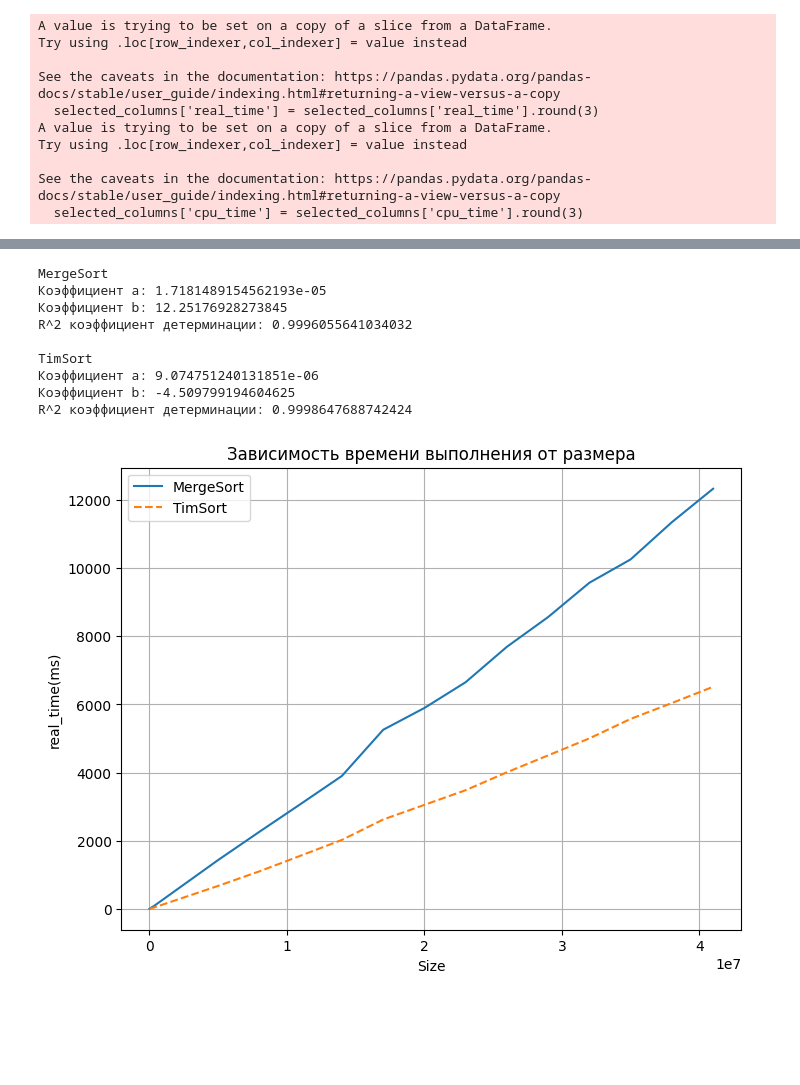
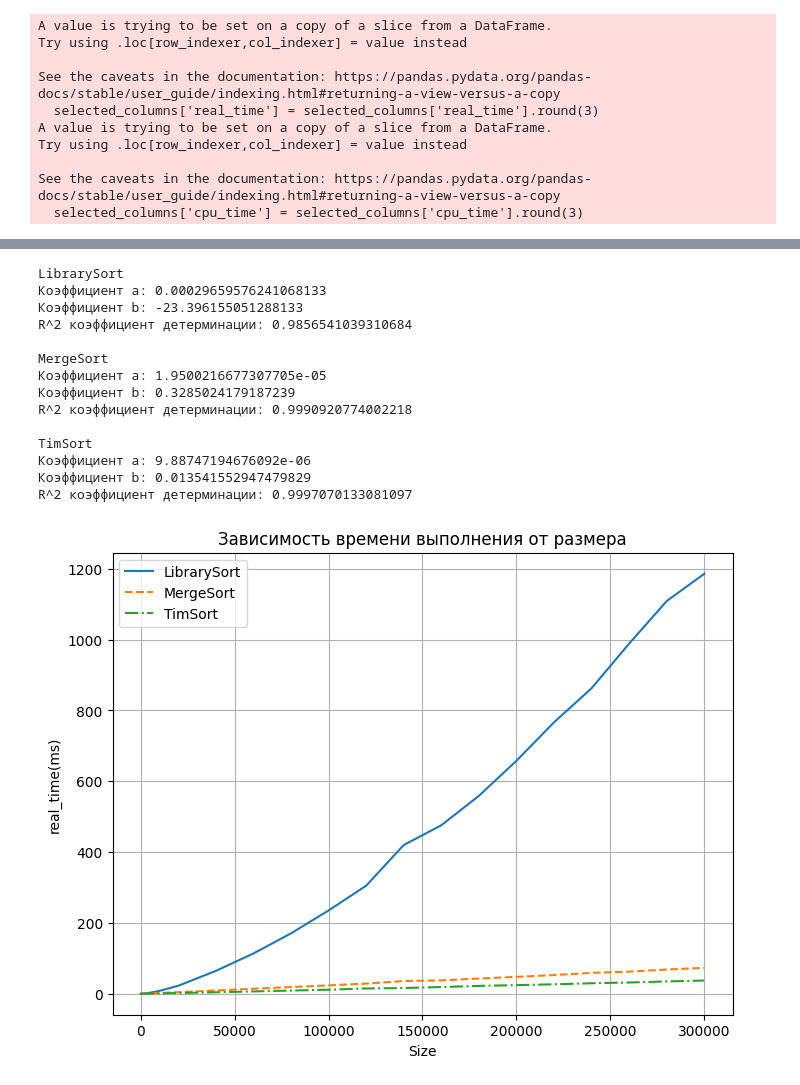
Before and after one commit to DimaOshchepkov/SortsAlgoriphm, a Jupyter notebook: to_table.ipynb, the cells around one changed output, grey strips where cells are left out. Saved outputs shown, nothing was run; the diff lists cells and outputs as text; code cells hidden in the pictures; blank space fills up the shorter version.

```diff
--- a/to_table.ipynb
+++ b/to_table.ipynb
@@ -74,12 +74,12 @@ table
 # %%
 import matplotlib.pyplot as plt
 # %%
-ls = ['-', '--', '-.', ':', (0, (3, 5, 1, 5, 1, 5))]
+ls = ['-', '--', '-.', ':', (0, (3, 5, 1, 5, 1, 5)), 'dotted']
 # %%
 # Предполагаем, что 'table' - это ваш DataFrame
 i = 0
 for benchmark_name_tuple, group in table.groupby(['Algorithm', 'Array']):
-    if benchmark_name_tuple[0] in ('BubbleSort', 'InsertionSort'):
+    if benchmark_name_tuple[0] in ('BubbleSort', 'InsertionSort',  'LibrarySort'):
         #group = group[group['Size'] < 300_000]
         group = group.sort_values(by='Size', ascending=True)
         plt.plot(group["Size"], group["real_time(ms)"], linestyle=ls[i],  label=benchmark_name_tuple[0])
@@ -106,7 +106,7 @@ i = 0
 plt.figure(figsize=(8, 6))
 for benchmark_name_tuple, group in table.groupby(['Algorithm', 'Array']):
     if benchmark_name_tuple[0] not in ('BubbleSort', 'InsertionSort', 'CountingSort'):
-        #group = group[group['Size'] < 500]
+        group = group[group['Size'] < 400000]
         #group = group[group['Size'] > 1000000]
         group = group.sort_values(by='Size', ascending=True)
         plt.plot(group["Size"], group["real_time(ms)"], linestyle=ls[i],  label=benchmark_name_tuple[0])
@@ -121,40 +121,45 @@ for benchmark_name_tuple, group in table.groupby(['Algorithm', 'Array']):
         # Выполним линейную регрессию
         regression_model = LinearRegression()
         regression_model.fit(X, y)
 
         # Получаем коэффициенты регрессии
         a = regression_model.coef_[0]
         b = regression_model.intercept_
 
         print(benchmark_name_tuple[0])
         print(f"Коэффициент a: {a}")
         print(f"Коэффициент b: {b}")
 
         # Предсказанные значения
         predicted_output_values = regression_model.predict(X)
         # Оценка модели
         r2 = r2_score(y, predicted_output_values)
         print(f"R^2 коэффициент детерминации: {r2}")
         print()
 
 
 plt.xlabel("Size")
 plt.ylabel("real_time(ms)")
 plt.title("Зависимость времени выполнения от размера")
 plt.legend()
 plt.grid(True)
 plt.show()
 # %% [output]
+LibrarySort
+Коэффициент a: 0.00029659576241068133
+Коэффициент b: -23.396155051288133
+R^2 коэффициент детерминации: 0.9856541039310684
+
 MergeSort
-Коэффициент a: 1.7181489154562193e-05
-Коэффициент b: 12.25176928273845
-R^2 коэффициент детерминации: 0.9996055641034032
+Коэффициент a: 1.9500216677307705e-05
+Коэффициент b: 0.3285024179187239
+R^2 коэффициент детерминации: 0.9990920774002218
 
 TimSort
-Коэффициент a: 9.074751240131851e-06
-Коэффициент b: -4.509799194604625
-R^2 коэффициент детерминации: 0.9998647688742424
+Коэффициент a: 9.88747194676092e-06
+Коэффициент b: 0.013541552947479829
+R^2 коэффициент детерминации: 0.9997070133081097
-[figure, old version]
+[figure, new version]
 # %%
 # Предполагаем, что 'table' - это ваш DataFrame
 plt.figure(figsize=(8, 6))
```
Also changed, not shown: parts of 4 cells of this notebook, 28 other files.
